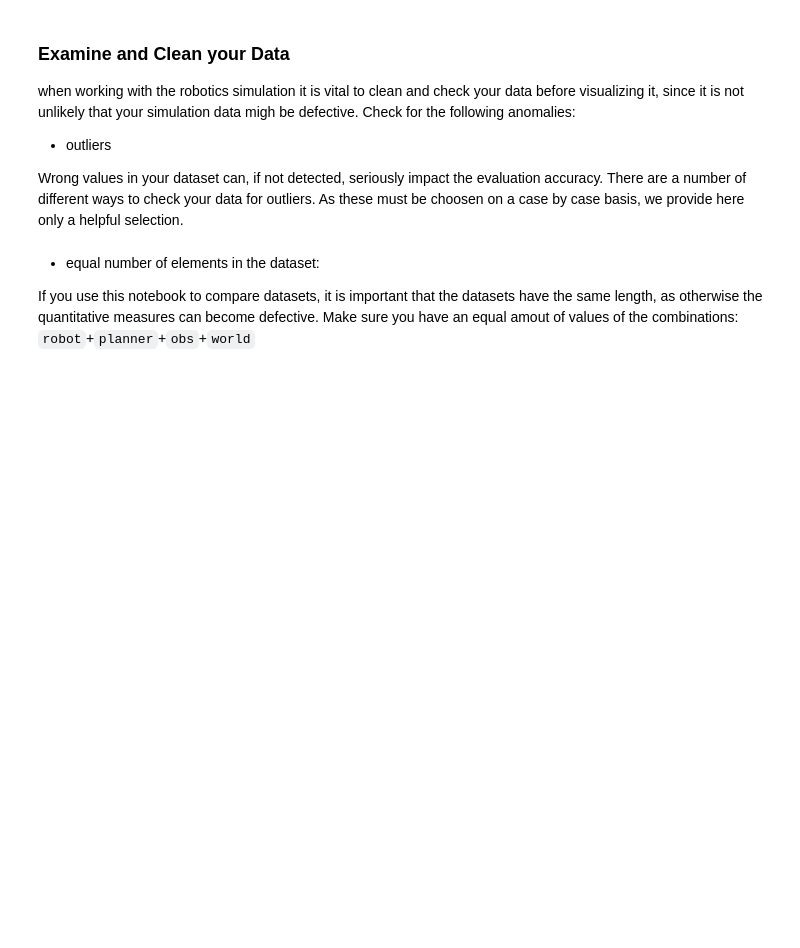
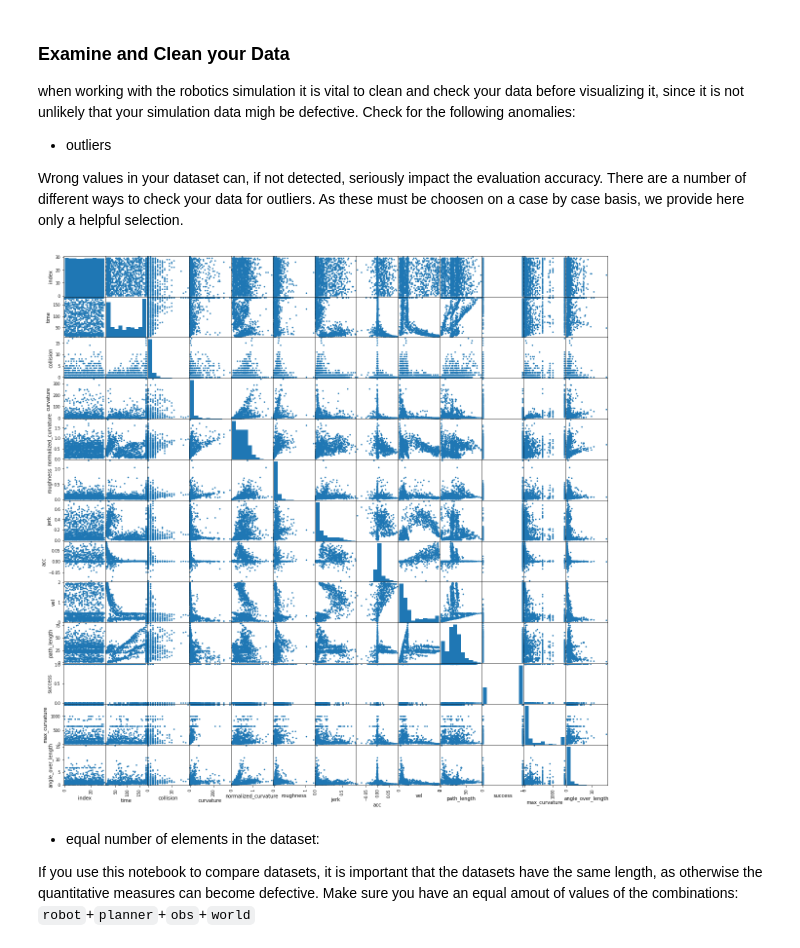
Before and after one commit to ignc-research/arena-evaluation, a Jupyter notebook: 03_plotting/data_visualization.ipynb, the cells around one changed output. Cells and saved outputs as stored; diff of their text form; code cells hidden in the pictures; blank space fills up the shorter version.

```diff
--- a/03_plotting/data_visualization.ipynb
+++ b/03_plotting/data_visualization.ipynb
@@ -50,10 +37,6 @@ data['category'] = 'None'
 data.loc[data.vel.notnull(),['category']] = 'var'
 data.loc[data.path_length.notnull(),['category']] = 'med'
 data = data.loc[data.category == 'med',:]
-data_quali = data.iloc[:,1:18]
-data_quali['dim'] = '3d'
-data = data.iloc[0:24,:]
-# data = data.sort_values(by=['Collision'],  ascending=True)
 # %% [markdown]
 - datatypes
 
@@ -85,8 +68,13 @@ when working with the robotics simulation it is vital to clean and check your da
 
 Wrong values in your dataset can, if not detected, seriously impact the evaluation accuracy.
 There are a number of different ways to check your data for outliers. As these must be choosen on a case by case basis, we provide here only a helpful selection.
+# %%
+# as this data is only used for quantitative plots, the other data gets deleted
+data = data.iloc[:,:18]
 # %%
 # visualize your data
-pd.plotting.scatter_matrix(data[1:max(data['episode'])],alpha=1., figsize=[15,15]);
+pd.plotting.scatter_matrix(data,alpha=1., figsize=[20,20]);
+# %% [output]
+[figure, added]
 # %%
 # deselect outliers:
```
Also changed, not shown: parts of 13 cells of this notebook.
